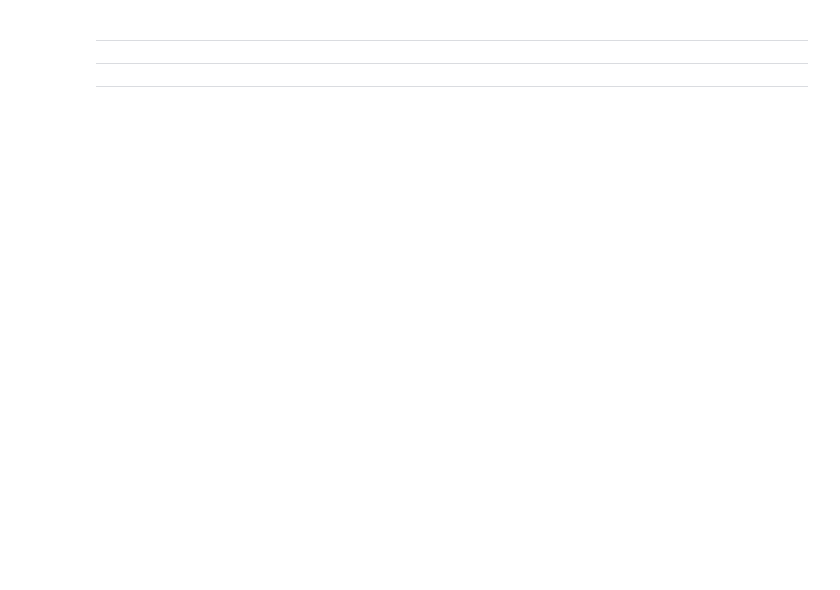
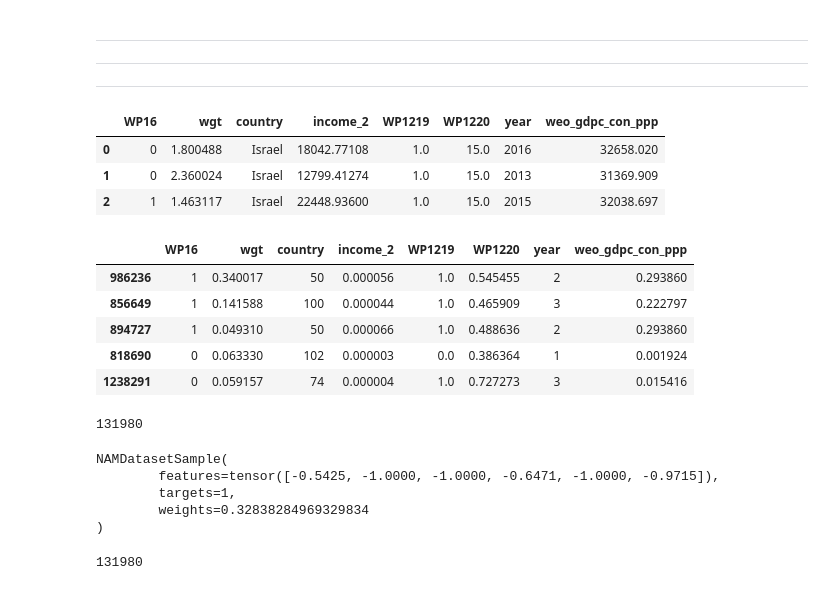
Before and after one commit to AmrMKayid/nam, a Jupyter notebook: main.ipynb, the cells around one changed output. Cells and saved outputs as stored; diff of their text form; code cells hidden in the pictures; blank space fills up the shorter version.

```diff
--- a/main.ipynb
+++ b/main.ipynb
@@ -461,0 +566,10 @@ trainer.test(model=engine, test_dataloaders=test_dl)
+# %%
+csv_file = 'data/GALLUP.csv'
+data = pd.read_csv(csv_file)
+data["WP16"] = np.where(data["WP16"]<6, 0, 1)
+data.head(3)
+# %% [output]
+|  | WP16 | wgt | country | income_2 | WP1219 | WP1220 | year | weo_gdpc_con_ppp |
+| 0 | 0 | 1.800488 | Israel | 18042.77108 | 1.0 | 15.0 | 2016 | 32658.020 |
+| 1 | 0 | 2.360024 | Israel | 12799.41274 | 1.0 | 15.0 | 2013 | 31369.909 |
+| 2 | 1 | 1.463117 | Israel | 22448.93600 | 1.0 | 15.0 | 2015 | 32038.697 |
@@ -461,0 +578,15 @@ trainer.test(model=engine, test_dataloaders=test_dl)
+# %%
+data = df
+# %%
+data.head()
+# %% [output]
+|  | WP16 | wgt | country | income_2 | WP1219 | WP1220 | year | weo_gdpc_con_ppp |
+| 986236 | 1 | 0.340017 | 50 | 0.000056 | 1.0 | 0.545455 | 2 | 0.293860 |
+| 856649 | 1 | 0.141588 | 100 | 0.000044 | 1.0 | 0.465909 | 3 | 0.222797 |
+| 894727 | 1 | 0.049310 | 50 | 0.000066 | 1.0 | 0.488636 | 2 | 0.293860 |
+| 818690 | 0 | 0.063330 | 102 | 0.000003 | 0.0 | 0.386364 | 1 | 0.001924 |
+| 1238291 | 0 | 0.059157 | 74 | 0.000004 | 1.0 | 0.727273 | 3 | 0.015416 |
+# %%
+len(data)
+# %% [output]
+131980
@@ -461,0 +604,12 @@ trainer.test(model=engine, test_dataloaders=test_dl)
+# %%
+dataset
+# %% [output]
+NAMDatasetSample(
+        features=tensor([-0.5425, -1.0000, -1.0000, -0.6471, -1.0000, -0.9715]),
+        targets=1,
+        weights=0.32838284969329834
+)
+# %%
+len(dataset)
+# %% [output]
+131980
```
Also changed, not shown: parts of 85 cells of this notebook, 1 other file.
